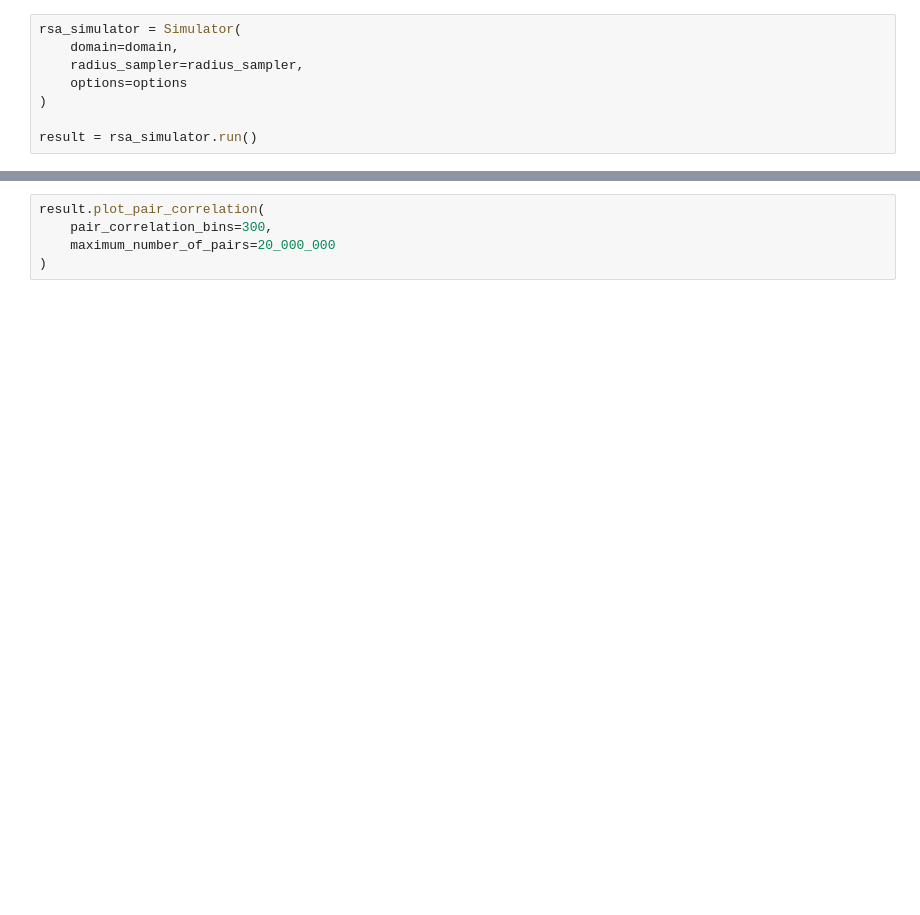
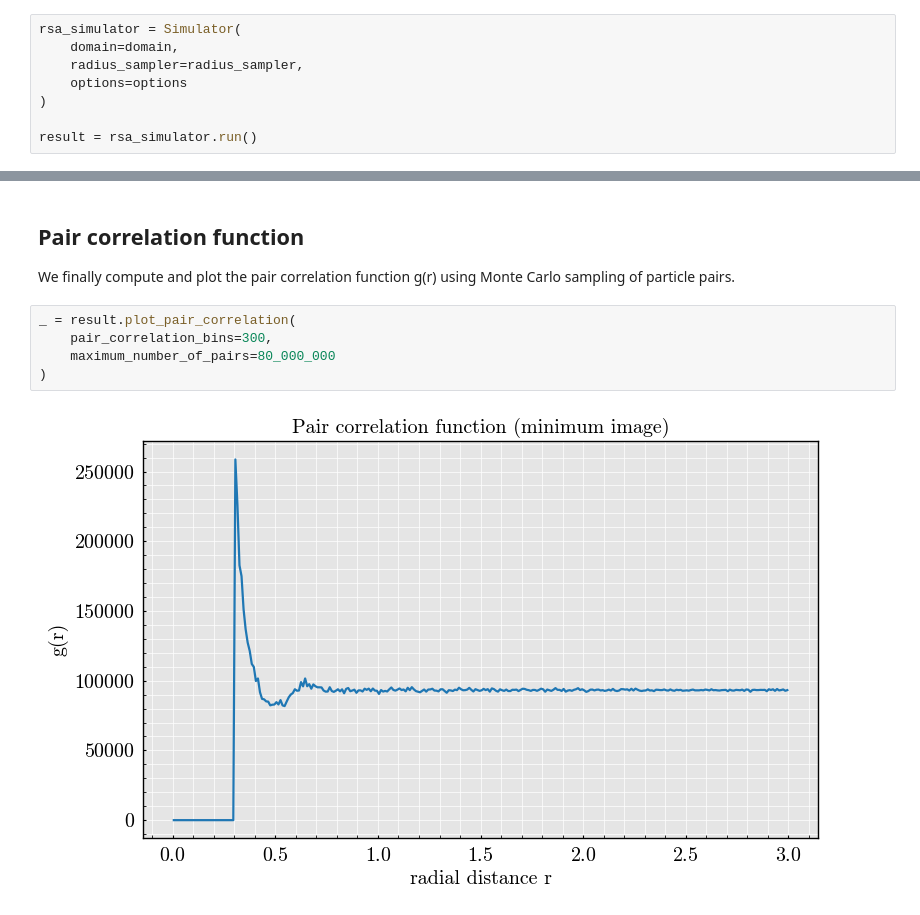
Before and after one commit to MartinPdeS/PackLab, a Jupyter notebook: notebook.ipynb, the cells around one changed output, grey strips where cells are left out. Drawn from its saved outputs; the diff is of its cells as text; blank space fills up the shorter version.

```diff
--- a/notebook.ipynb
+++ b/notebook.ipynb
@@ -50,5 +78,12 @@ result.plot_slice_2d(
+# %% [markdown]
+Pair correlation function
+-------------------------
+We finally compute and plot the pair correlation function g(r)
+using Monte Carlo sampling of particle pairs.
 # %%
-result.plot_pair_correlation(
+_ = result.plot_pair_correlation(
     pair_correlation_bins=300,
-    maximum_number_of_pairs=20_000_000
+    maximum_number_of_pairs=80_000_000
 )
+# %% [output]
+[figure, added]
```
Also changed, not shown: parts of 9 cells of this notebook.
